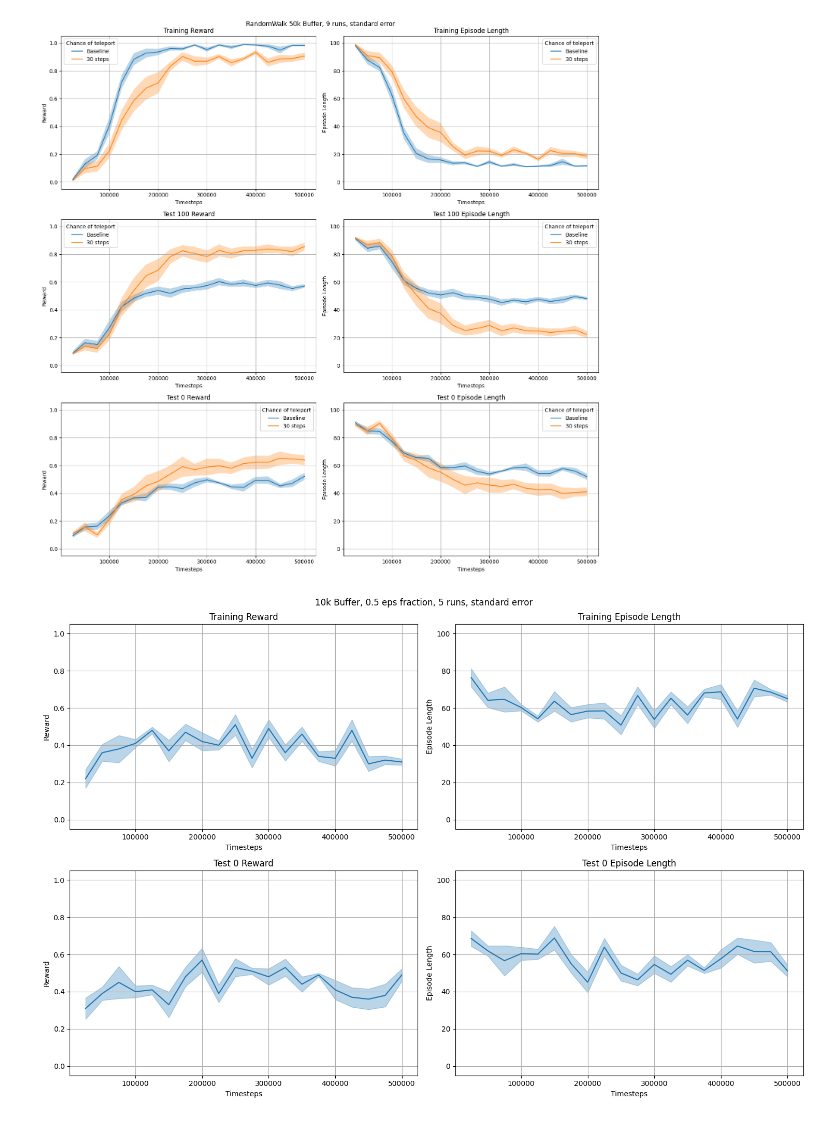
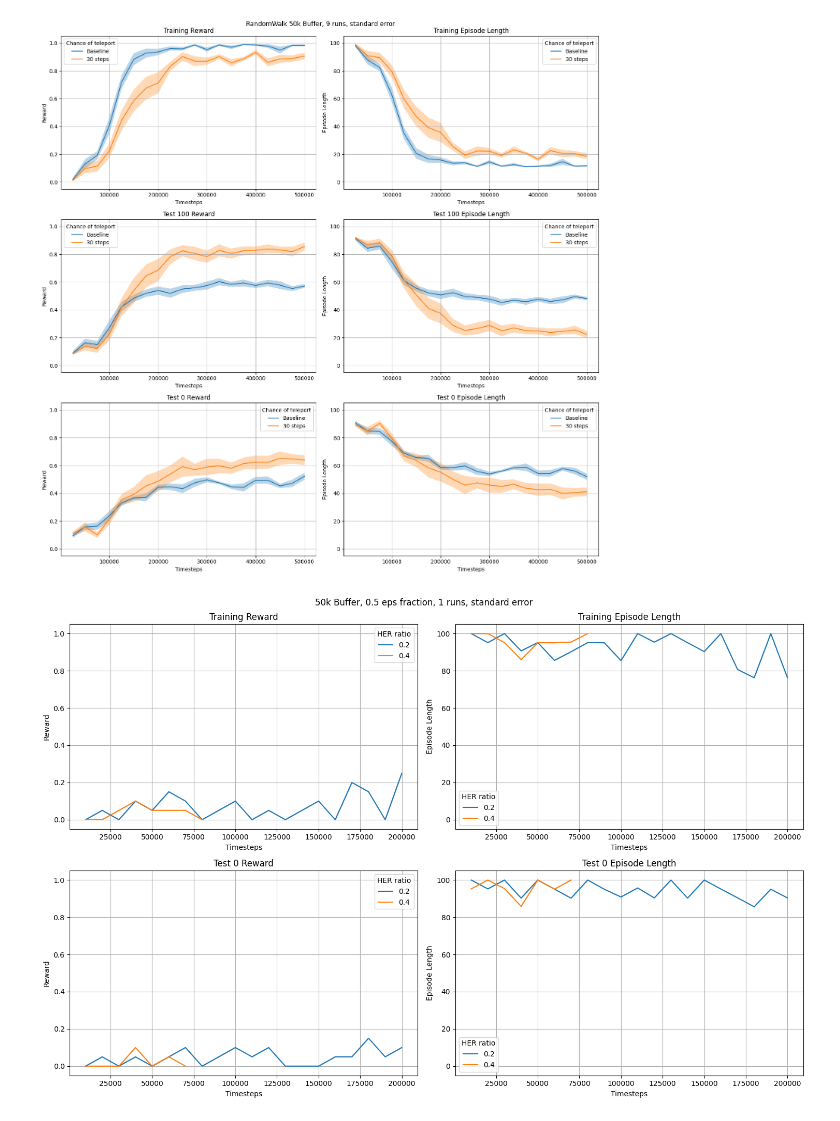
Before and after one commit to felixk29/fix_her, a Jupyter notebook: experiments/visualization.ipynb, the cells around one changed output. Drawn from its saved outputs; the diff is of its cells as text; code cells hidden in the pictures.

```diff
--- a/experiments/visualization.ipynb
+++ b/experiments/visualization.ipynb
@@ -387,9 +387,9 @@ import matplotlib as mpl
 
 import numpy as np
 
-buffersize=10 #in k
-runs=5
-start=0
+buffersize=50 #in k
+runs=1
+start=10
 
 
 random_walk_path=f'./logs/pure_uvf_b{buffersize}k'
@@ -456,33 +456,33 @@ def plot(ax, dt, title,name, ylabel, ydata, type='se', extra={}):
 
     ax.set_title(title)
     ax.set_ylabel(ylabel)
     ax.set_xlabel('Timesteps')
-    #ax.legend(title='Epsilon fraction')
+    ax.legend(title='HER ratio')
     ax.grid(True)
 
 fig, ax = plt.subplots(2,2, figsize=(15,10))
 
 fig.suptitle(f"{buffersize}k Buffer, 0.5 eps fraction, {runs} runs, standard error")
 
-for eps in [0.0]:
+for eps in [0.2,0.4]:
     results={}
 
     for env in ['tr', '0', '100']:
         results[env]=load_data(env,eps)
 
     extra={}
 
     plot(ax[0,0],results['tr'], 'Training Reward',eps,'Reward','results', extra=extra)
     plot(ax[0,1],results['tr'], 'Training Episode Length',eps, 'Episode Length','ep_lengths', extra=extra)
 
     # for pure uvf the test100 is basically the same as test training therefore skippable to make it easier to understand
     # plot(ax[1,0],results['100'], 'Test 100 Reward',eps,'Reward','results', extra=extra)
     # plot(ax[1,1],results['100'], 'Test 100 Episode Length',eps, 'Episode Length','ep_lengths', extra=extra)
 
     plot(ax[1,0],results['0'], 'Test 0 Reward',eps,'Reward','results', extra=extra)
     plot(ax[1,1],results['0'], 'Test 0 Episode Length',eps, 'Episode Length','ep_lengths', extra=extra)
 
 
 plt.tight_layout()
 # %% [output]
-[figure, old version]
+[figure, new version]
```
Also changed, not shown: 6 other files.
